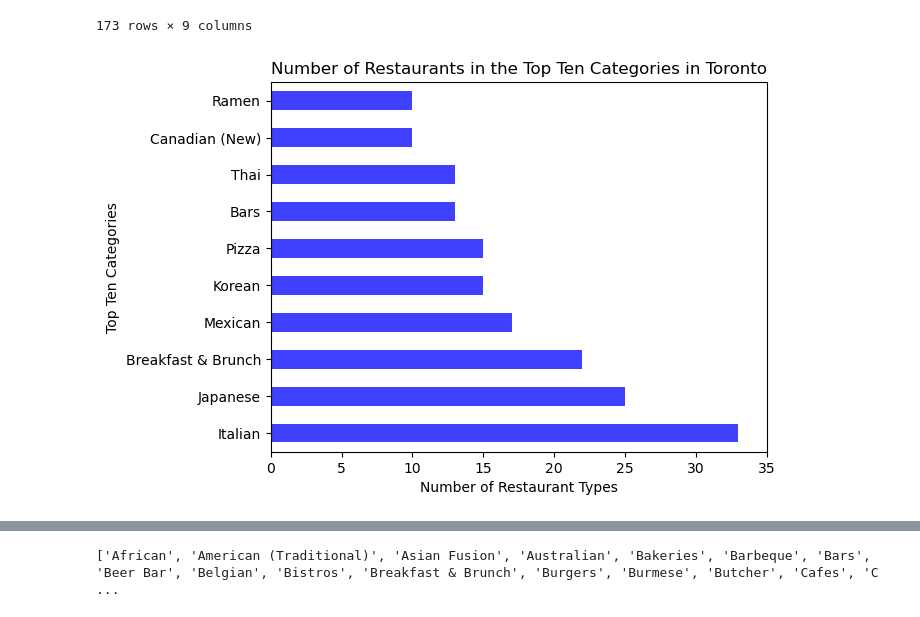
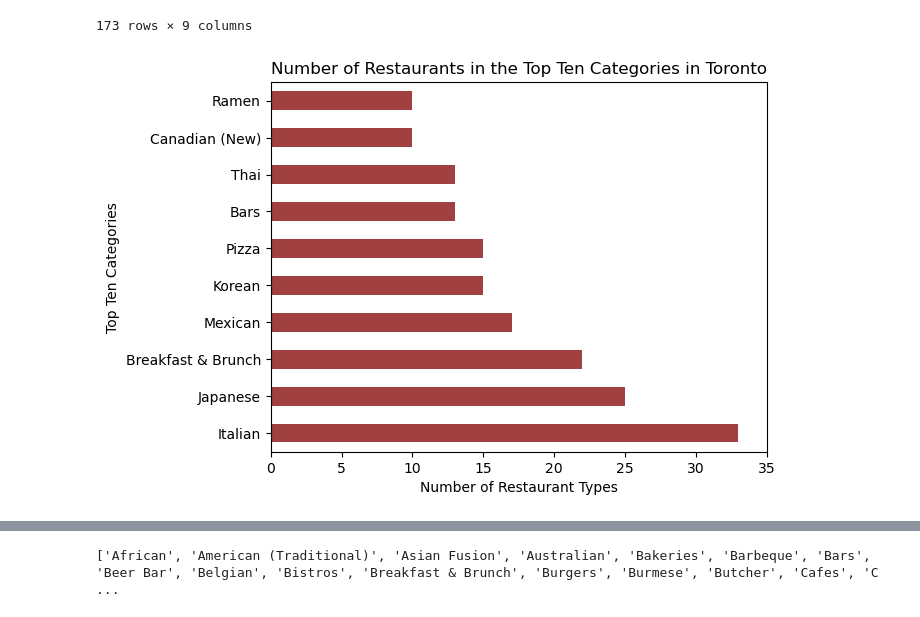
Before and after one commit to AlanDeng7/Module-7-Project1, a Jupyter notebook: Code_Alan/Question2.ipynb, the cells around one changed output, grey strips where cells are left out. Saved outputs shown, nothing was run; the diff lists cells and outputs as text; code cells hidden in the pictures.

```diff
--- a/Code_Alan/Question2.ipynb
+++ b/Code_Alan/Question2.ipynb
@@ -162,15 +162,15 @@ top_ten_tor
 173 rows × 9 columns
 # %%
 #horizontal bar graph for number of restaurants in top ten category in toronto
-tor_categ_image = categ_tor[0:10].plot.barh(x="Category", y="Rating",xlim = [0,35],alpha = 0.75, color = "blue")
+tor_categ_image = categ_tor[0:10].plot.barh(x="Category", y="Rating",xlim = [0,35],alpha = 0.75, color = "maroon")
 tor_categ_image.set_xlabel("Number of Restaurant Types")
 tor_categ_image.set_ylabel("Top Ten Categories")
 tor_categ_image.set_title("Number of Restaurants in the Top Ten Categories in Toronto")
 
 #save image
 plt.savefig("Images/tor_categ_image.png",bbox_inches = "tight")
 # %% [output]
-[figure, old version]
+[figure, new version]
 # %%
 rating_review_van_df
 # %% [output]
```
Also changed, not shown: parts of 5 cells of this notebook, 6 other files.
